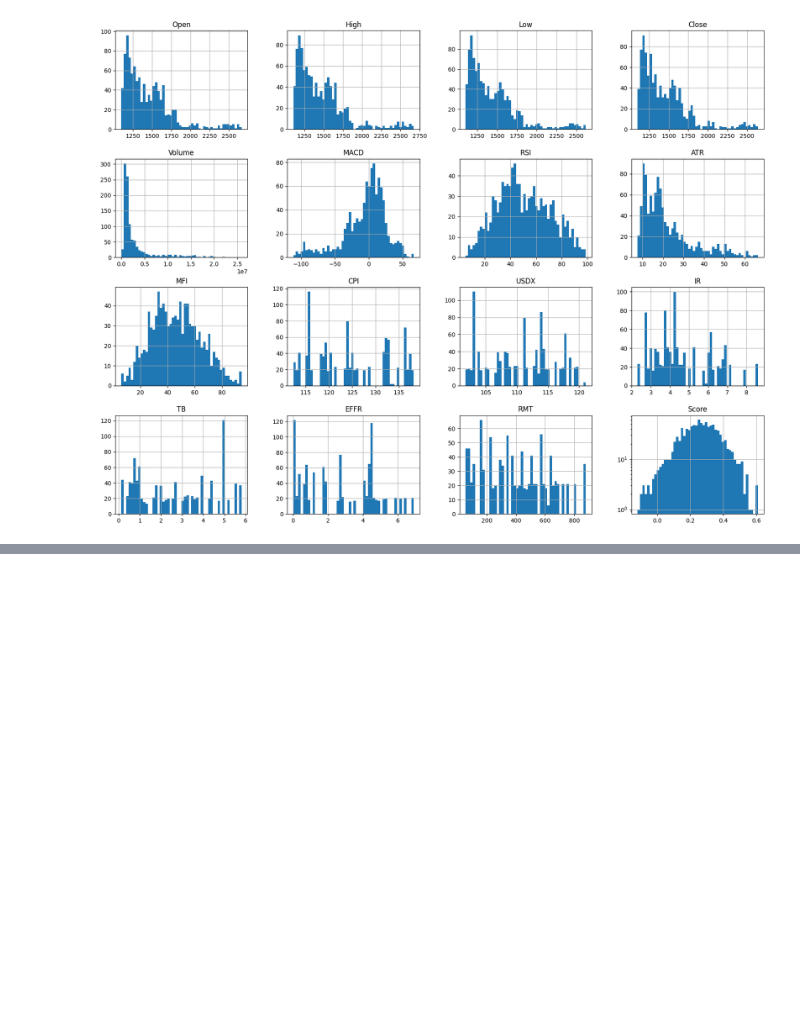
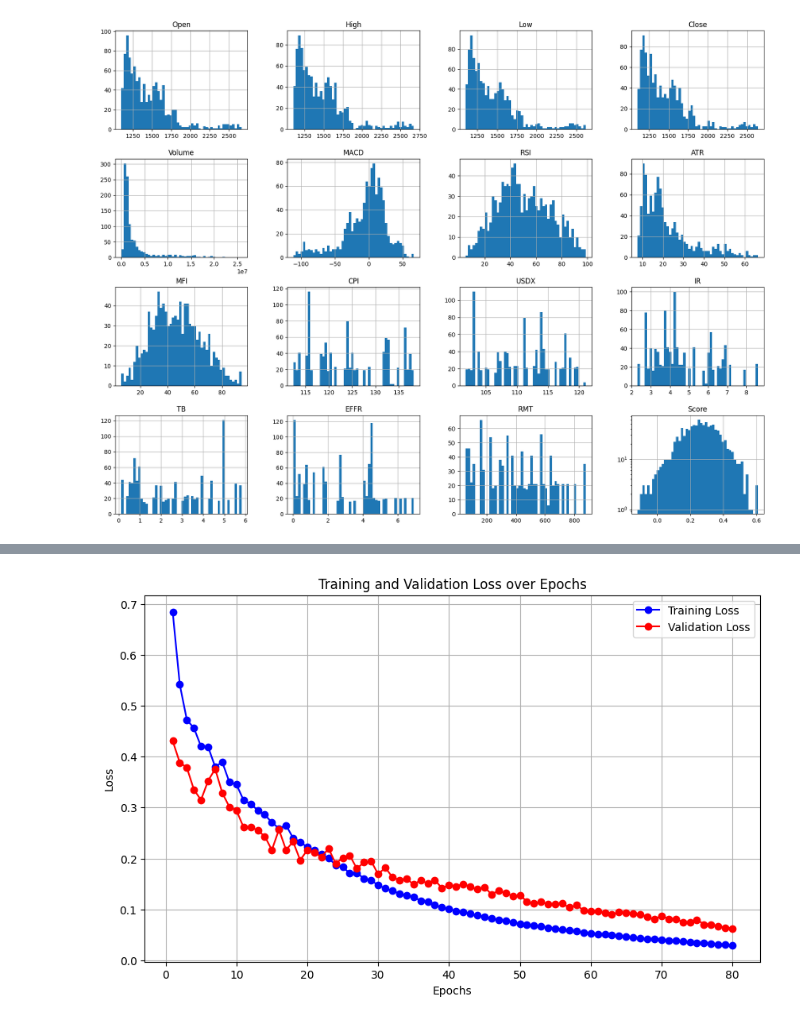
Before and after one commit to Koushikl0l/StockHound, a Jupyter notebook: Demo2_StockHound.ipynb, the cells around one changed output, grey strips where cells are left out. Drawn from its saved outputs; the diff is of its cells as text; code cells hidden in the pictures; blank space fills up the shorter version.

```diff
--- a/Demo2_StockHound.ipynb
+++ b/Demo2_StockHound.ipynb
@@ -106,8 +121,8 @@ plt.show()
 # %%
 Scaled_data = Scaling(data)
 print(Scaled_data.iloc[0:7,:])
-X, y = create_time_series_dataset_pandas(Scaled_data, target_col='Close', time_step=3)
-X_train, y_train, X_test, y_test = train_test_split(X, y, train_size=0.8)
+X, y = create_time_series_dataset_pandas(Scaled_data, target_col='Close', time_step=5)
+X_train, y_train, X_test, y_test, X_val, y_val = train_test_validation_split(X, y)
 print("Training Features (X_train):\n", X_train[0:7])
 print("Training Targets (y_train):", y_train[0:7])
 # print("Testing Features (X_test):\n", X_test)
@@ -178,0 +381,25 @@ def Scaling(df, ct='None'):
+# %%
+import matplotlib.pyplot as plt
+
+# Assuming `history` is the object returned by model.fit()
+# It contains the training and validation loss history
+
+# Extract loss values from the history object
+train_loss = history.history['loss']
+val_loss = history.history['val_loss']
+
+# Number of epochs
+epochs = range(1, len(train_loss) + 1)
+
+# Plotting the training and validation loss
+plt.figure(figsize=(10, 6))
+plt.plot(epochs, train_loss, 'bo-', label='Training Loss')  # 'bo-' means blue circle markers
+plt.plot(epochs, val_loss, 'ro-', label='Validation Loss')  # 'ro-' means red circle markers
+plt.title('Training and Validation Loss over Epochs')
+plt.xlabel('Epochs')
+plt.ylabel('Loss')
+plt.legend()
+plt.grid(True)
+plt.show()
+# %% [output]
+[figure, added]
```
Also changed, not shown: parts of 7 cells of this notebook.
